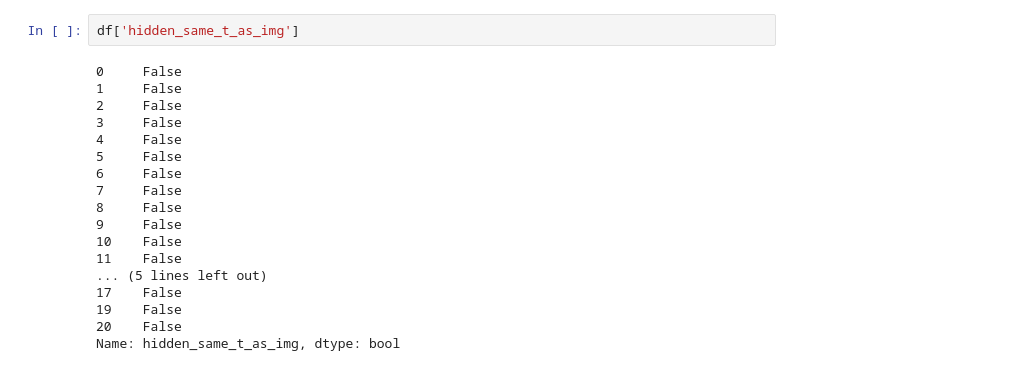
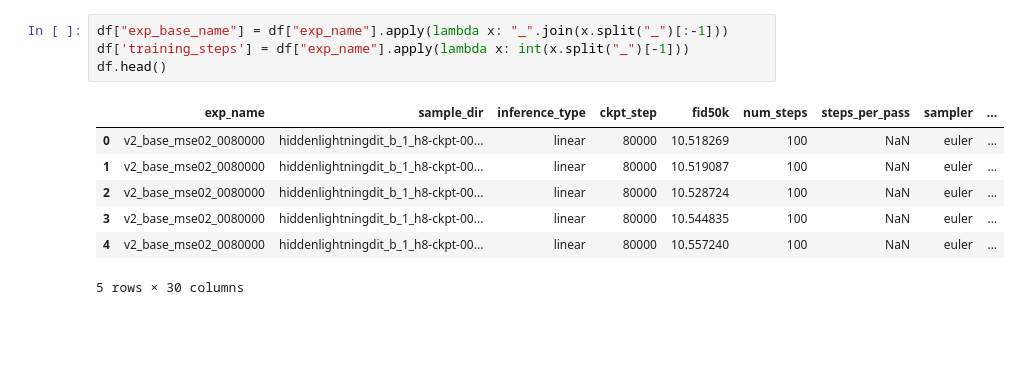
Before and after one commit to BartekPog/sfd-encoder, a Jupyter notebook: notebooks/fid_tables.ipynb, the cells around one changed output. Saved outputs shown, nothing was run; the diff lists cells and outputs as text; blank space fills up the shorter version.

```diff
--- a/notebooks/fid_tables.ipynb
+++ b/notebooks/fid_tables.ipynb
@@ -47,22 +56,14 @@ df.pivot_table(index=index, values=values, columns=columns)
 |  | v2_nonshr_temb_mse01_cos01_0080000 | 11.039948 | 13.910994 | 12.273761 |
 |  | v2_sep_embedder_mse02_0080000 | 10.878744 | 14.183688 | 12.485101 |
 # %%
-df['hidden_same_t_as_img']
+df["exp_base_name"] = df["exp_name"].apply(lambda x: "_".join(x.split("_")[:-1]))
+df['training_steps'] = df["exp_name"].apply(lambda x: int(x.split("_")[-1]))
+df.head()
 # %% [output]
+|  | exp_name | sample_dir | inference_type | ckpt_step | fid50k | num_steps | steps_per_pass | sampler | ... |
+| 0 | v2_base_mse02_0080000 | hiddenlightningdit_b_1_h8-ckpt-00... | linear | 80000 | 10.518269 | 100 | NaN | euler | ... |
+| 1 | v2_base_mse02_0080000 | hiddenlightningdit_b_1_h8-ckpt-00... | linear | 80000 | 10.519087 | 100 | NaN | euler | ... |
+| 2 | v2_base_mse02_0080000 | hiddenlightningdit_b_1_h8-ckpt-00... | linear | 80000 | 10.528724 | 100 | NaN | euler | ... |
+| 3 | v2_base_mse02_0080000 | hiddenlightningdit_b_1_h8-ckpt-00... | linear | 80000 | 10.544835 | 100 | NaN | euler | ... |
+| 4 | v2_base_mse02_0080000 | hiddenlightningdit_b_1_h8-ckpt-00... | linear | 80000 | 10.557240 | 100 | NaN | euler | ... |
-0     False
-1     False
-2     False
-3     False
-4     False
-5     False
-6     False
-7     False
-8     False
-9     False
-10    False
-11    False
-... (5 lines left out)
-17    False
-19    False
-20    False
-Name: hidden_same_t_as_img, dtype: bool
+5 rows × 30 columns
```
Also changed, not shown: parts of 8 cells of this notebook, 11 other files.
